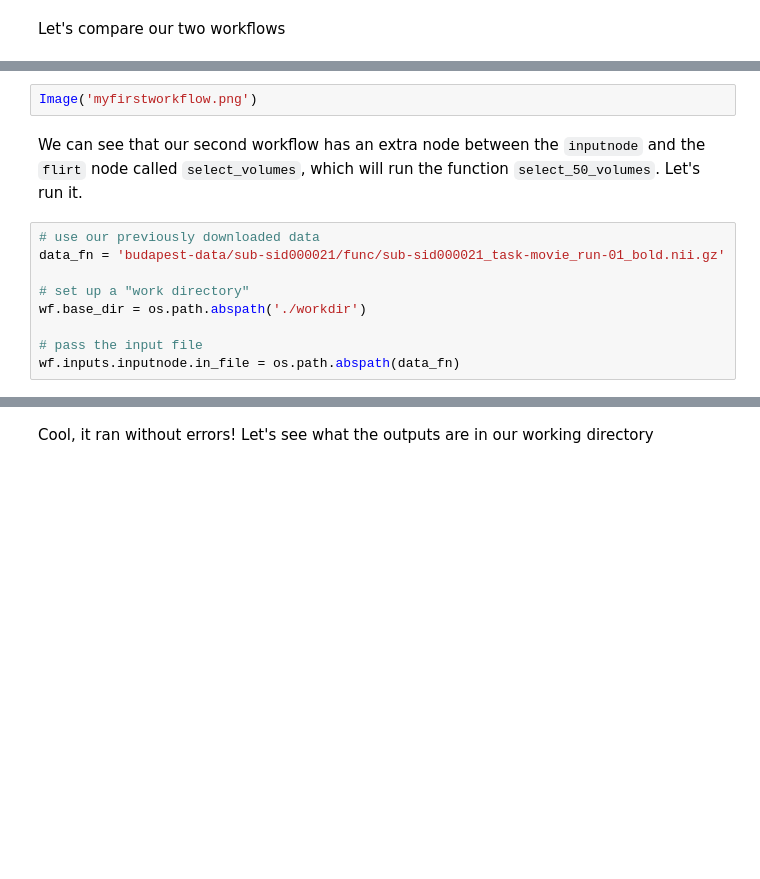
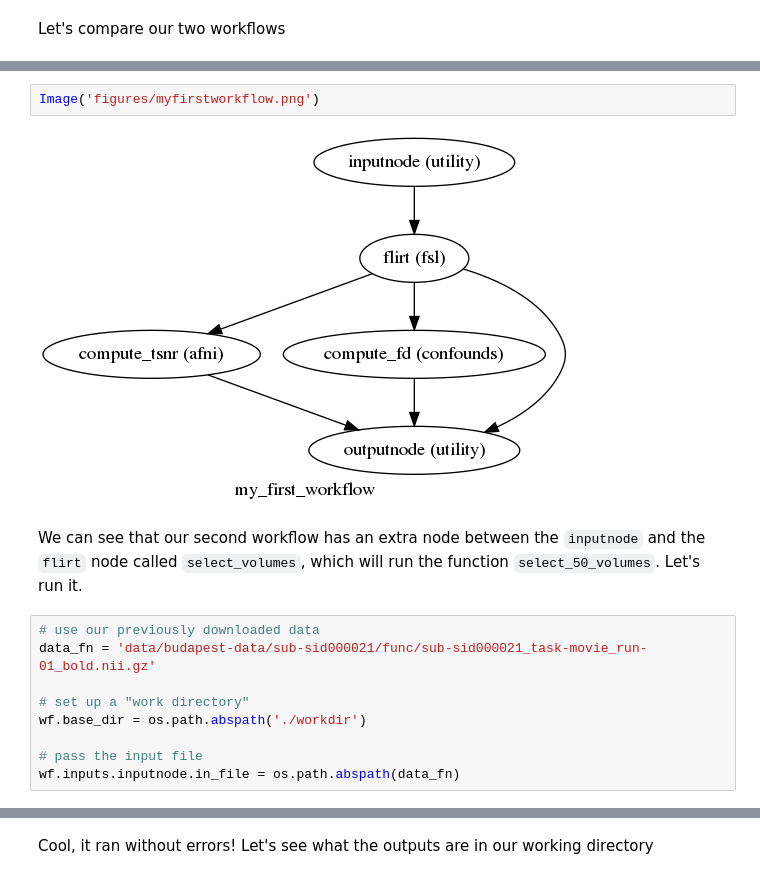
Before and after one commit to mvdoc/nipype-tutorial, a Jupyter notebook: 03-extending-our-first-workflow.ipynb, the cells around one changed output, grey strips where cells are left out. Cells and saved outputs as stored; diff of their text form; blank space fills up the shorter version.

```diff
--- a/03-extending-our-first-workflow.ipynb
+++ b/03-extending-our-first-workflow.ipynb
@@ -132,10 +136,12 @@ Image('mysecondworkflow.png')
 # %%
-Image('myfirstworkflow.png')
+Image('figures/myfirstworkflow.png')
+# %% [output]
+[figure, added]
 # %% [markdown]
 We can see that our second workflow has an extra node between the `inputnode` and the `flirt` node called `select_volumes`, which will run the function `select_50_volumes`. Let's run it.
 # %%
 # use our previously downloaded data
-data_fn = 'budapest-data/sub-sid000021/func/sub-sid000021_task-movie_run-01_bold.nii.gz'
+data_fn = 'data/budapest-data/sub-sid000021/func/sub-sid000021_task-movie_run-01_bold.nii.gz'
 
 # set up a "work directory"
 wf.base_dir = os.path.abspath('./workdir')
```
Also changed, not shown: parts of 27 cells of this notebook, 8 other files.
